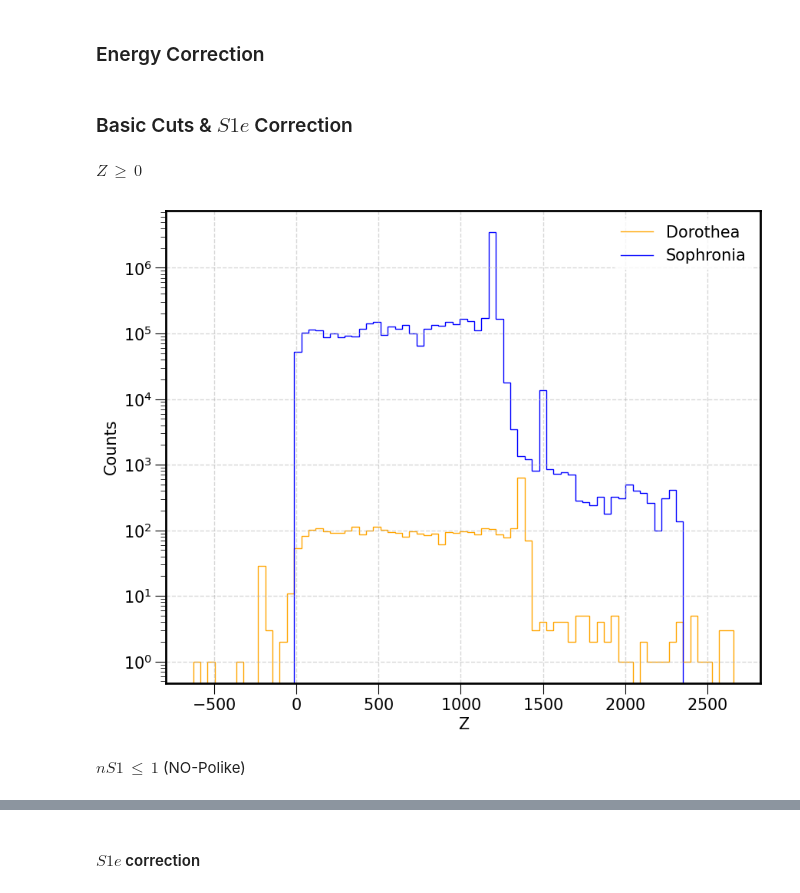
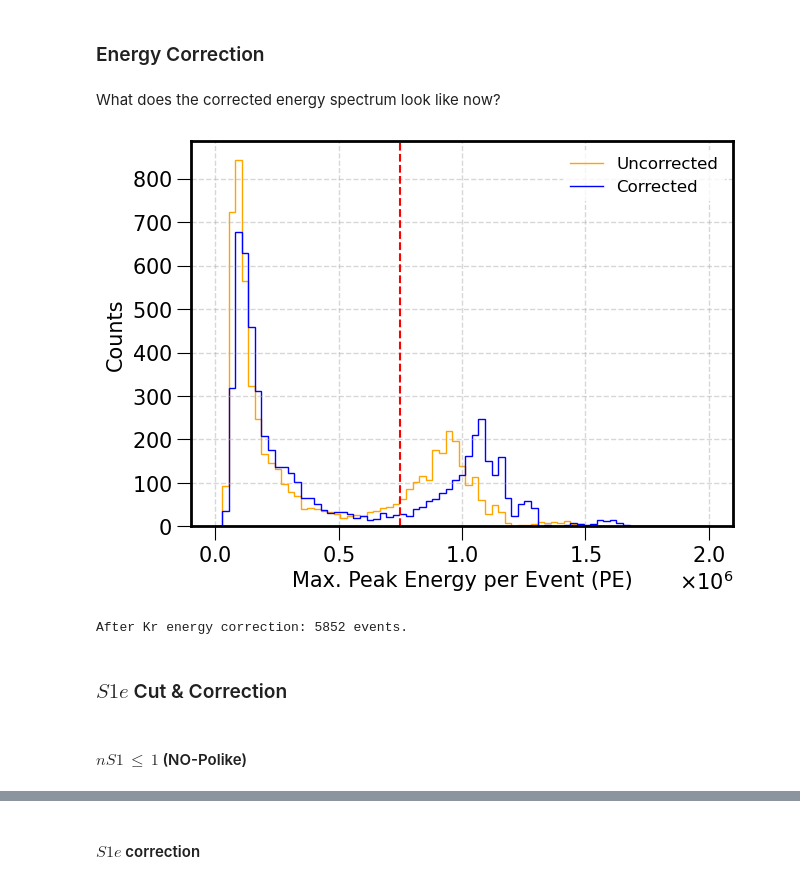
Before and after one commit to camacortespar/next-analysis, a Jupyter notebook: NEXT-100/Backgrounds/process_run_test.ipynb, the cells around one changed output, grey strips where cells are left out. Saved outputs shown, nothing was run; the diff lists cells and outputs as text; code cells hidden in the pictures.

```diff
--- a/NEXT-100/Backgrounds/process_run_test.ipynb
+++ b/NEXT-100/Backgrounds/process_run_test.ipynb
@@ -172,2 +178,0 @@ We test on just one H5 file
-# %%
-filepath = files_to_process[0]
@@ -217,4 +248,44 @@ df_soph = bf.correct_energy_by_map(df_soph, read_maps(KR_PATH))
+# %% [markdown]
+What does the corrected energy spectrum look like now?
+# %%
+# Dataframe with energy per peak per event
+peaks_energies_df = corr_soph.groupby(['event', 'npeak']).agg(
+                                                                    E_peak_pe = ('E', 'sum'),                # Uncorrected energy per peak per event: TESTING PURPOSES
+                                                                    E_corr_peak_pe = ('E_corr', 'sum'),      # Corrected energy per peak per event
+                                                              ).reset_index()
+
+# Find the indices of the peaks with maximum corrected energy per event
+idx_max_corr_energy = peaks_energies_df.groupby('event')['E_corr_peak_pe'].idxmax()
+
+# Dataframe with the peak with maximum energy per event
+max_peak_energies_df = peaks_energies_df.loc[idx_max_corr_energy].reset_index(drop=True)
+# %%
+# Histogram
+E_max_counts, edges = np.histogram(max_peak_energies_df['E_peak_pe'], bins=75, range=(0, 2e6))       # There are values up to ~4e6 PE
+Ec_max_counts, _    = np.histogram(max_peak_energies_df['E_corr_peak_pe'], bins=edges)
+
+# Plotting
+plt.figure(figsize=(7, 5))
+plt.stairs(E_max_counts, edges, fill=False, ec='orange', lw=1.0, label='Uncorrected')
+plt.stairs(Ec_max_counts, edges, fill=False, ec='blue', lw=1.0, label='Corrected')
+
+plt.axvline(x=0.75e6, color='red', ls='--', lw=1.5)  # Possible energy cut -> REMEMBER, THERE ARE SPURIOUS HITS HERE!
+
+# Styling
+plt.xlabel('Max. Peak Energy per Event (PE)')
+plt.ylabel('Counts')
+# plt.yscale('log')
+plt.legend(fontsize=12)
+plt.grid(True)
+plt.show()
+# %% [output]
+[figure, added]
+# %%
+# Update dataframes
+after_energy_correction_ids = corr_soph['event'].unique()
+df_doro, df_soph = bf.apply_cut_and_update(df_doro, df_soph, event_ids=after_energy_correction_ids)
+print(f"After Kr energy correction: {df_soph['event'].nunique()} events.")
+# %% [output]
+After Kr energy correction: 5852 events.
 # %% [markdown]
-### Basic Cuts & $S1e$ Correction
+### $S1e$ Cut & Correction
-# %% [markdown]
-$Z\,\geq\,0$
@@ -226,19 +291,0 @@ Z_pos_doro_df, Z_pos_soph_df = bf.apply_cut_and_update(df_doro, df_soph, event_i
-# %%
-# Drop NaN values from the 'Z' column before creating histograms
-Z_doro_clean = Z_pos_doro_df['Z'].dropna()      # nS1 = 0 has NaN Z values
-Z_soph_clean = Z_pos_soph_df['Z'].dropna()
-
-# Binning
-Z_doro, edges = np.histogram(Z_doro_clean, bins=75)
-Z_soph, _     = np.histogram(Z_soph_clean, bins=edges)
-
-plt.stairs(Z_doro, edges, fill=False, ec='orange', lw=1.0, label='Dorothea')
-plt.stairs(Z_soph, edges, fill=False, ec='blue', lw=1.0, label='Sophronia')
-plt.xlabel('Z')
-plt.ylabel('Counts')
-plt.yscale('log')
-plt.legend()
-plt.grid(True)
-plt.show()
-# %% [output]
-[figure, removed]
@@ -248,5 +292,5 @@ df_soph = Z_pos_soph_df.copy()
 # %% [markdown]
-$nS1\,\leq\,1$ (NO-Polike)
+#### $nS1\,\leq\,1$ (NO-Polike)
 # %%
 s1_mask = (df_doro['nS1'] == 0) | ((df_doro['nS1'] == 1) & (df_doro['S1h'] >= M_NOPOLIKE * df_doro['S1e'] + B_NOPOLIKE))
 S1_doro_df, S1_soph_df = bf.apply_cut_and_update(df_doro, df_soph, cut_mask=s1_mask, df_for_mask=df_doro)
```
Also changed, not shown: parts of 138 cells of this notebook, 1 other file.
